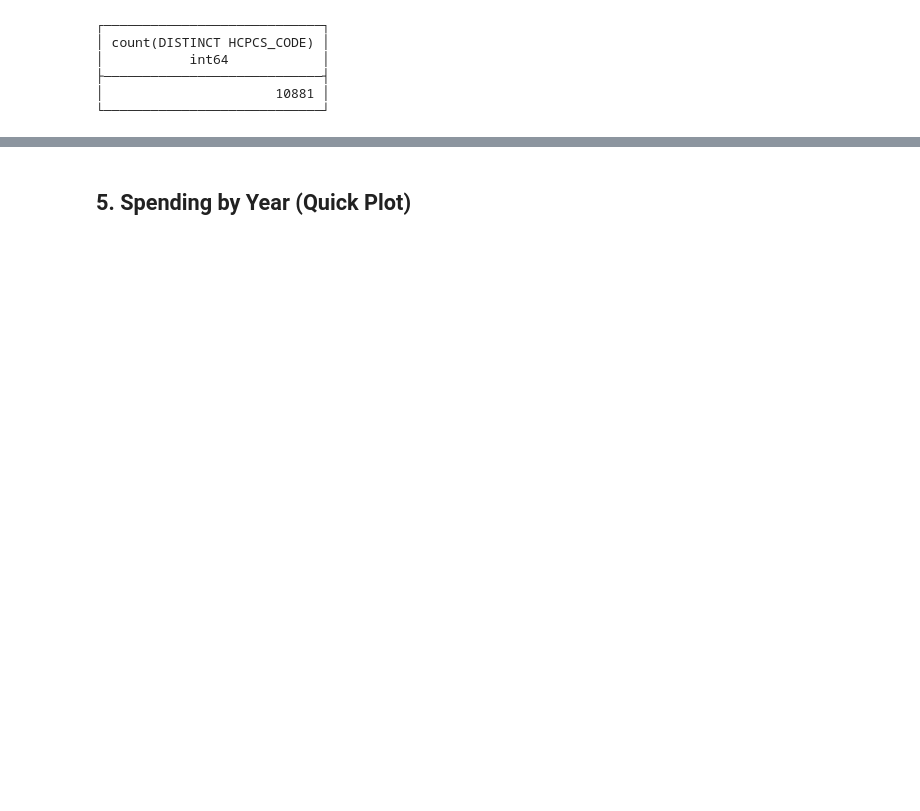
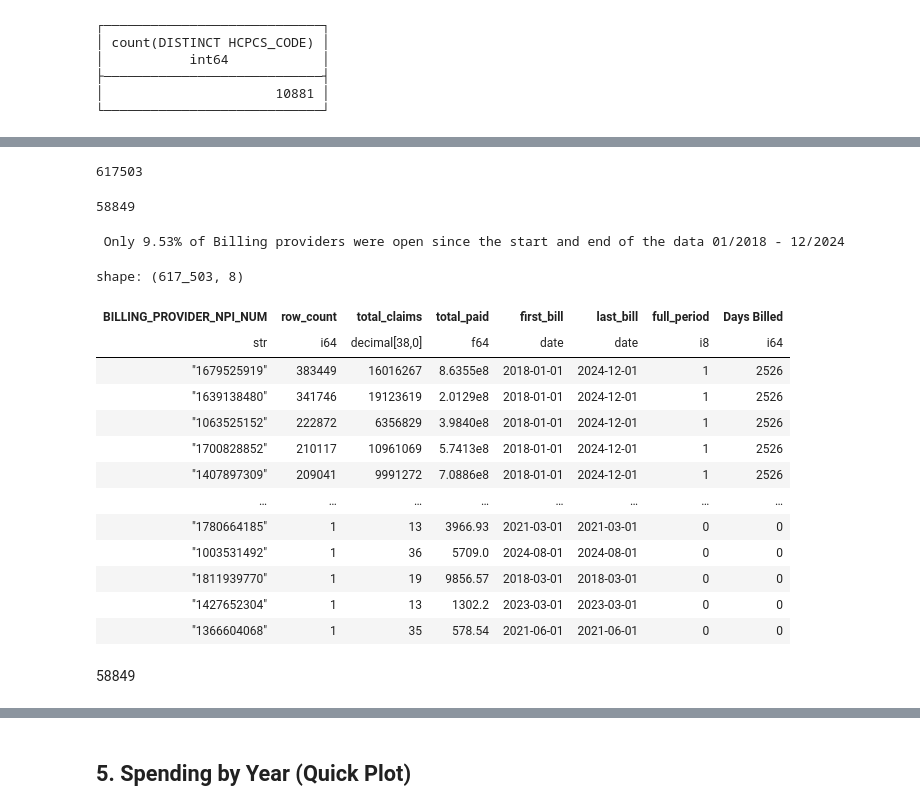
Before and after one commit to adilkassim/medicaid-provider-spending, a Jupyter notebook: notebooks/01_eda.ipynb, the cells around one changed output, grey strips where cells are left out. Drawn from its saved outputs; the diff is of its cells as text; code cells hidden in the pictures; blank space fills up the shorter version.

```diff
--- a/notebooks/01_eda.ipynb
+++ b/notebooks/01_eda.ipynb
@@ -359,0 +441,63 @@ shape: (50, 3)
+# %%
+billing_providers = con.sql("""
+    SELECT BILLING_PROVIDER_NPI_NUM,
+    COUNT(*) as row_count , --- how often it appears in the dataset
+    SUM(TOTAL_CLAIMS) as total_claims,
+    SUM(TOTAL_PAID) as total_paid,
+    MIN(CLAIM_FROM_MONTH) as first_bill,
+    MAX(CLAIM_FROM_MONTH) as last_bill
+    FROM MEDICAID
+    GROUP BY BILLING_PROVIDER_NPI_NUM
+    ORDER BY COUNT(*) DESC
+    """).pl()
+
+# Min and Max are used to try and gauge for when a billing provider was opened/ closed
+# Providers that billed in the first month '2018-01' and last month '20214-12' we can assume were open prior to 2018 and continue to operate
+# Otherwise we assume they have closed
+# %%
+billing_providers = billing_providers.with_columns([
+    pl.col("first_bill").str.to_date("%Y-%m"),
+    pl.col("last_bill").str.to_date("%Y-%m")
+])
+# %%
+billing_providers = billing_providers.with_columns(
+    ((pl.col("first_bill") == pl.date(2018, 1, 1)) &
+     (pl.col("last_bill") == pl.date(2024, 12, 1))).cast(pl.Int8).alias("full_period")
+)
+# %%
+billing_providers.shape[0]
+# %% [output]
+617503
+# %%
+billing_providers['full_period'].sum()
+# %% [output]
+58849
+# %%
+print(f" Only {round(((billing_providers['full_period'].sum() / billing_providers.shape[0]) * 100), 2)}% \
+of Billing providers were open since the start and end of the data 01/2018 - 12/2024")
+# %% [output]
+ Only 9.53% of Billing providers were open since the start and end of the data 01/2018 - 12/2024
+# %%
+billing_providers = billing_providers.with_columns(
+    (pl.col("last_bill") - pl.col("first_bill")).dt.total_days().alias("Days Billed")
+
+    )
+# %%
+billing_providers
+# %% [output]
+shape: (617_503, 8)
+| BILLING_PROVIDER_NPI_NUM | row_count | total_claims | total_paid | first_bill | last_bill | full_period | Days Billed |
+| str | i64 | decimal[38,0] | f64 | date | date | i8 | i64 |
+| "1679525919" | 383449 | 16016267 | 8.6355e8 | 2018-01-01 | 2024-12-01 | 1 | 2526 |
+| "1639138480" | 341746 | 19123619 | 2.0129e8 | 2018-01-01 | 2024-12-01 | 1 | 2526 |
+| "1063525152" | 222872 | 6356829 | 3.9840e8 | 2018-01-01 | 2024-12-01 | 1 | 2526 |
+| "1700828852" | 210117 | 10961069 | 5.7413e8 | 2018-01-01 | 2024-12-01 | 1 | 2526 |
+| "1407897309" | 209041 | 9991272 | 7.0886e8 | 2018-01-01 | 2024-12-01 | 1 | 2526 |
+| … | … | … | … | … | … | … | … |
+| "1780664185" | 1 | 13 | 3966.93 | 2021-03-01 | 2021-03-01 | 0 | 0 |
+| "1003531492" | 1 | 36 | 5709.0 | 2024-08-01 | 2024-08-01 | 0 | 0 |
+| "1811939770" | 1 | 19 | 9856.57 | 2018-03-01 | 2018-03-01 | 0 | 0 |
+| "1427652304" | 1 | 13 | 1302.2 | 2023-03-01 | 2023-03-01 | 0 | 0 |
+| "1366604068" | 1 | 35 | 578.54 | 2021-06-01 | 2021-06-01 | 0 | 0 |
+# %% [markdown]
+58849
```
Also changed, not shown: parts of 64 cells of this notebook.
